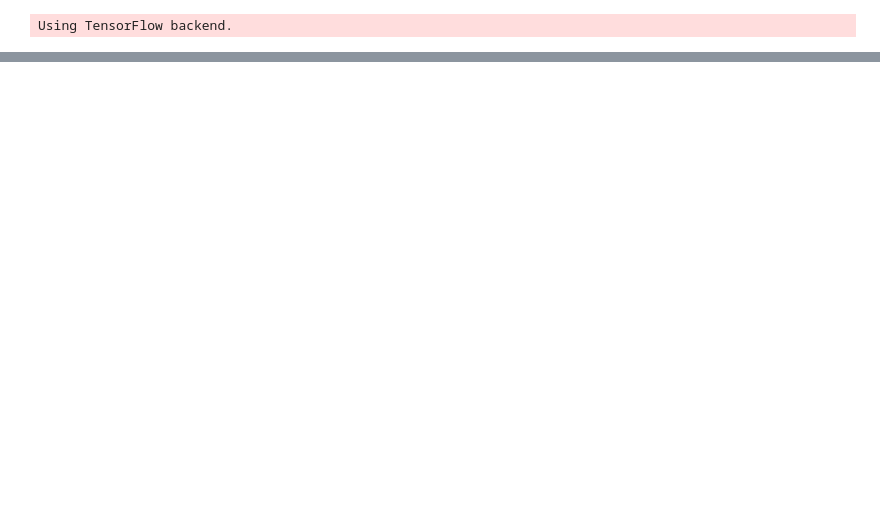
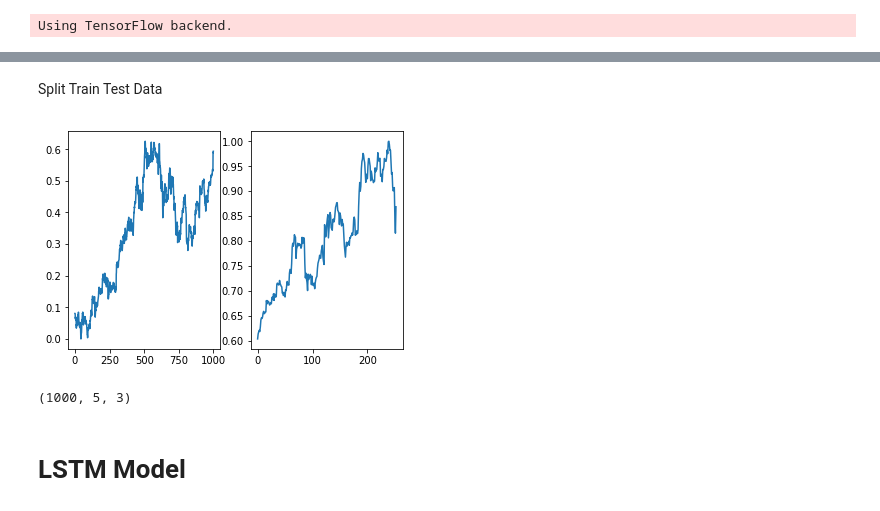
Before and after one commit to chrislitianxin/rnn_stock, a Jupyter notebook: LSTM.ipynb, the cells around one changed output, grey strips where cells are left out. Cells and saved outputs as stored; diff of their text form; code cells hidden in the pictures; blank space fills up the shorter version.

Commit message:
Initial LSTM

```diff
--- a/LSTM.ipynb
+++ b/LSTM.ipynb
@@ -30,0 +109,16 @@ len(all_stock.Stock.unique())
+# %% [markdown]
+Split Train Test Data
+# %%
+X_train,X_test,y_train,y_test = X[:1000],X[1000:],y[:1000],y[1000:]
+plt.figure()
+plt.subplot(1,2,1)
+plt.plot(y_train)
+plt.subplot(1,2,2)
+plt.plot(y_test)
+plt.show()
+X_train.shape
+# %% [output]
+[figure, added]
+(1000, 5, 3)
+# %% [markdown]
+# LSTM Model
```
Also changed, not shown: parts of 19 cells of this notebook, 2 other files.
